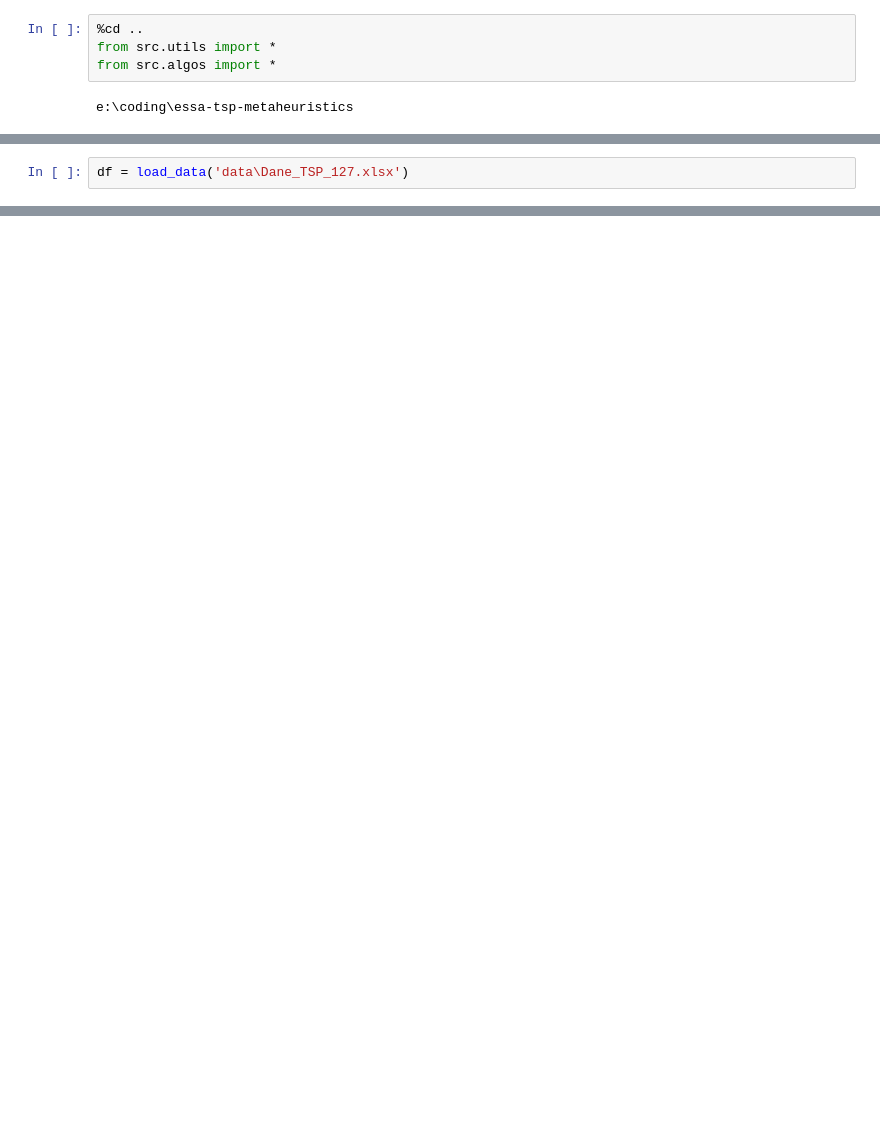
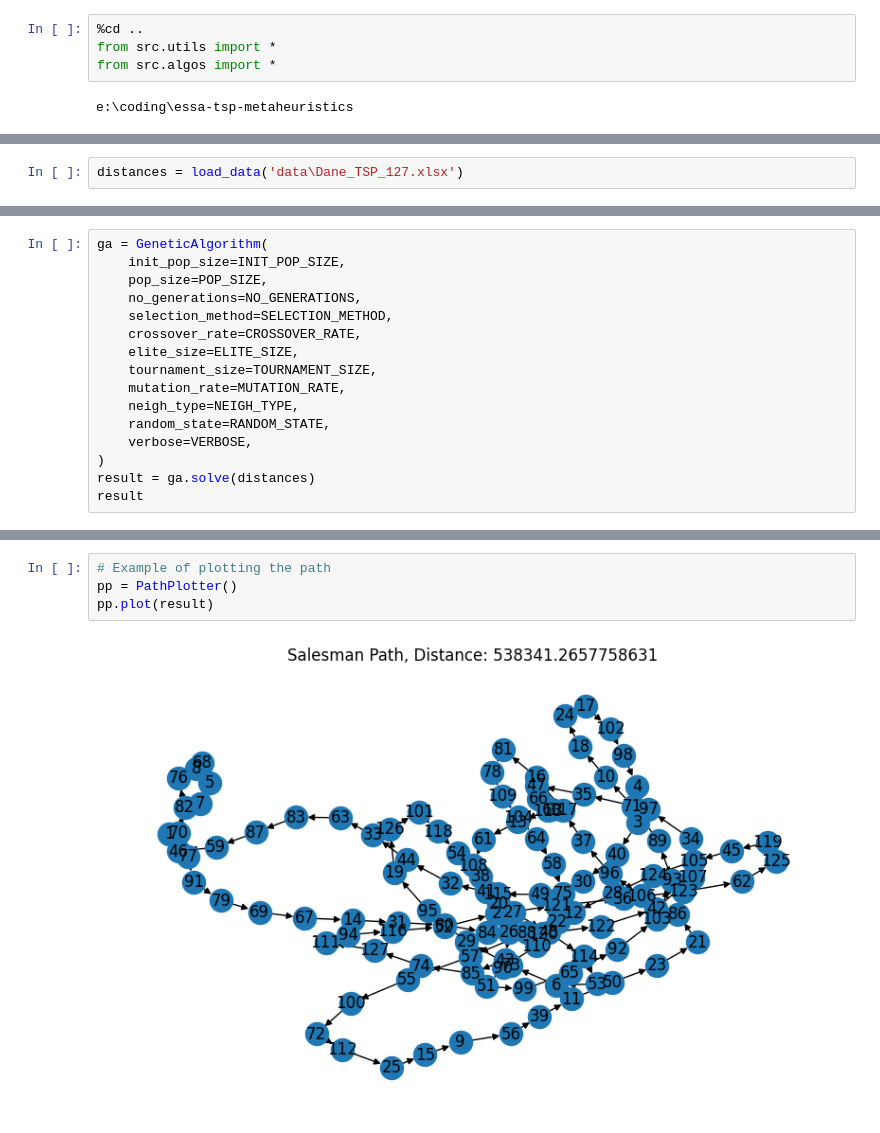
Before and after one commit to PanNorek/essa-tsp-metaheuristics, a Jupyter notebook: notebooks/tmp.ipynb, the cells around one changed output, grey strips where cells are left out. Saved outputs shown, nothing was run; the diff lists cells and outputs as text; blank space fills up the shorter version.

```diff
--- a/notebooks/tmp.ipynb
+++ b/notebooks/tmp.ipynb
@@ -7,2 +9,2 @@ e:\coding\essa-tsp-metaheuristics
 # %%
-df = load_data('data\Dane_TSP_127.xlsx')
+distances = load_data('data\Dane_TSP_127.xlsx')
@@ -62,0 +25,16 @@ Final population: Individual(path: 27...25, distance: 440256.20)
+# %%
+ga = GeneticAlgorithm(
+    init_pop_size=INIT_POP_SIZE,
+    pop_size=POP_SIZE,
+    no_generations=NO_GENERATIONS,
+    selection_method=SELECTION_METHOD,
+    crossover_rate=CROSSOVER_RATE,
+    elite_size=ELITE_SIZE,
+    tournament_size=TOURNAMENT_SIZE,
+    mutation_rate=MUTATION_RATE,
+    neigh_type=NEIGH_TYPE,
+    random_state=RANDOM_STATE,
+    verbose=VERBOSE,
+)
+result = ga.solve(distances)
+result
@@ -62,0 +54,6 @@ Final population: Individual(path: 27...25, distance: 440256.20)
+# %%
+# Example of plotting the path
+pp = PathPlotter()
+pp.plot(result)
+# %% [output]
+[figure, added]
```
Also changed, not shown: parts of 19 cells of this notebook, 7 other files.
